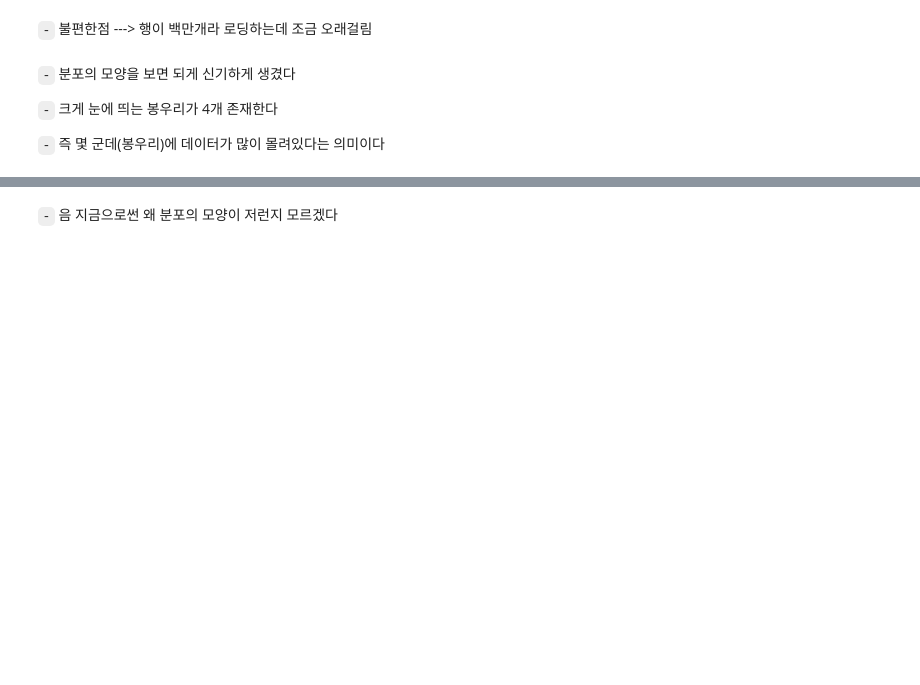
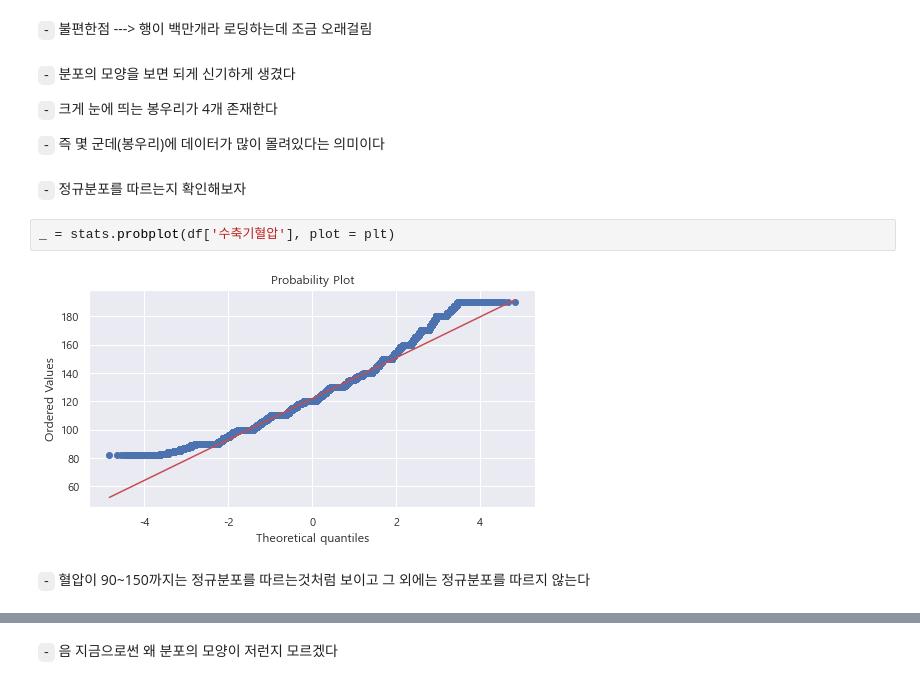
Before and after one commit to Jaesu26/study-blog, a Jupyter notebook: _notebooks/2021-10-01-혈압혈당데이터분석.ipynb, the cells around one changed output, grey strips where cells are left out. Cells and saved outputs as stored; diff of their text form; blank space fills up the shorter version.

```diff
--- a/_notebooks/2021-10-01-혈압혈당데이터분석.ipynb
+++ b/_notebooks/2021-10-01-혈압혈당데이터분석.ipynb
@@ -289,3 +277,11 @@ sns.histplot(data = df, x = '수축기혈압', bins = 30, kde = True)
 `-` 크게 눈에 띄는 봉우리가 4개 존재한다
 
 `-` 즉 몇 군데(봉우리)에 데이터가 많이 몰려있다는 의미이다
+# %% [markdown]
+`-` 정규분포를 따르는지 확인해보자
+# %%
+_ = stats.probplot(df['수축기혈압'], plot = plt)
+# %% [output]
+[figure, added]
+# %% [markdown]
+`-` 혈압이 90~150까지는 정규분포를 따르는것처럼 보이고 그 외에는 정규분포를 따르지 않는다
```
Also changed, not shown: parts of 60 cells of this notebook.
